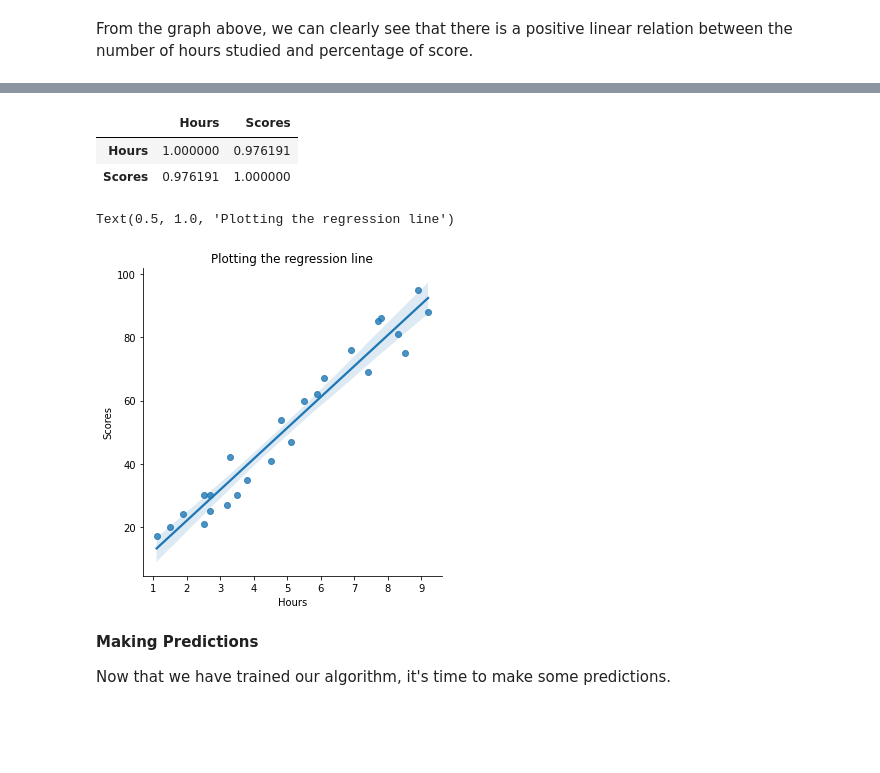
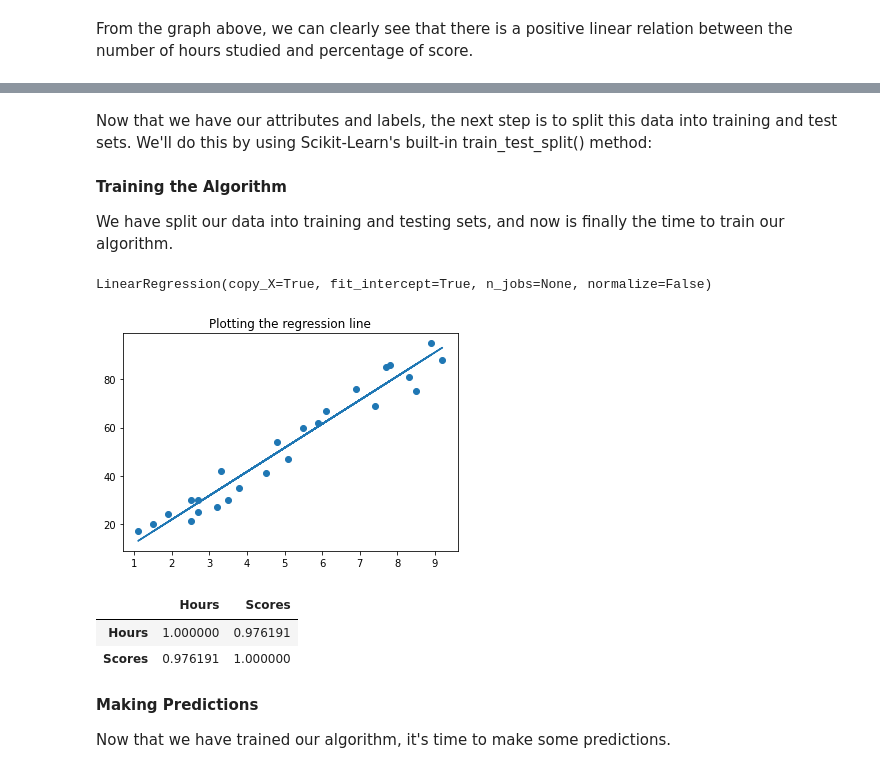
Before and after one commit to ParwinderS9/Prediction-using-Supervised-ML, a Jupyter notebook: GRIP_The_Spark_Foundation.ipynb, the cells around one changed output, grey strips where cells are left out. Saved outputs shown, nothing was run; the diff lists cells and outputs as text; code cells hidden in the pictures; blank space fills up the shorter version.

```diff
--- a/GRIP_The_Spark_Foundation.ipynb
+++ b/GRIP_The_Spark_Foundation.ipynb
@@ -115,15 +117,39 @@ From the graph above, we can clearly see that there is a positive linear relatio
+# %%
+X = df.iloc[:, :-1].values
+y = df.iloc[:, 1].values
+# %% [markdown]
+Now that we have our attributes and labels, the next step is to split this data into training and test sets. We'll do this by using Scikit-Learn's built-in train_test_split() method:
+# %%
+from sklearn.model_selection import train_test_split
+X_train, X_test, y_train, y_test = train_test_split(X, y,
+                            test_size=0.2, random_state=0)
+# %% [markdown]
+**Training the Algorithm**
+
+We have split our data into training and testing sets, and now is finally the time to train our algorithm.
+# %%
+from sklearn.linear_model import LinearRegression
+regressor = LinearRegression()
+regressor.fit(X_train, y_train)
+# %% [output]
+LinearRegression(copy_X=True, fit_intercept=True, n_jobs=None, normalize=False)
+# %%
+# Plotting the regression line
+line = regressor.coef_*X+regressor.intercept_
+
+# Plotting for the test data
+plt.scatter(X, y)
+plt.plot(X, line);
+plt.title("Plotting the regression line")
+plt.show()
+# %% [output]
+[figure, added]
 # %%
 df.corr()
 # %% [output]
 |  | Hours | Scores |
 | Hours | 1.000000 | 0.976191 |
 | Scores | 0.976191 | 1.000000 |
-# %%
-sns.lmplot(x="Hours",y="Scores", data=df)
-plt.title("Plotting the regression line")
-# %% [output]
-Text(0.5, 1.0, 'Plotting the regression line')
-[figure, removed]
 # %% [markdown]
 **Making Predictions**
 
```
Also changed, not shown: parts of 3 cells of this notebook.
